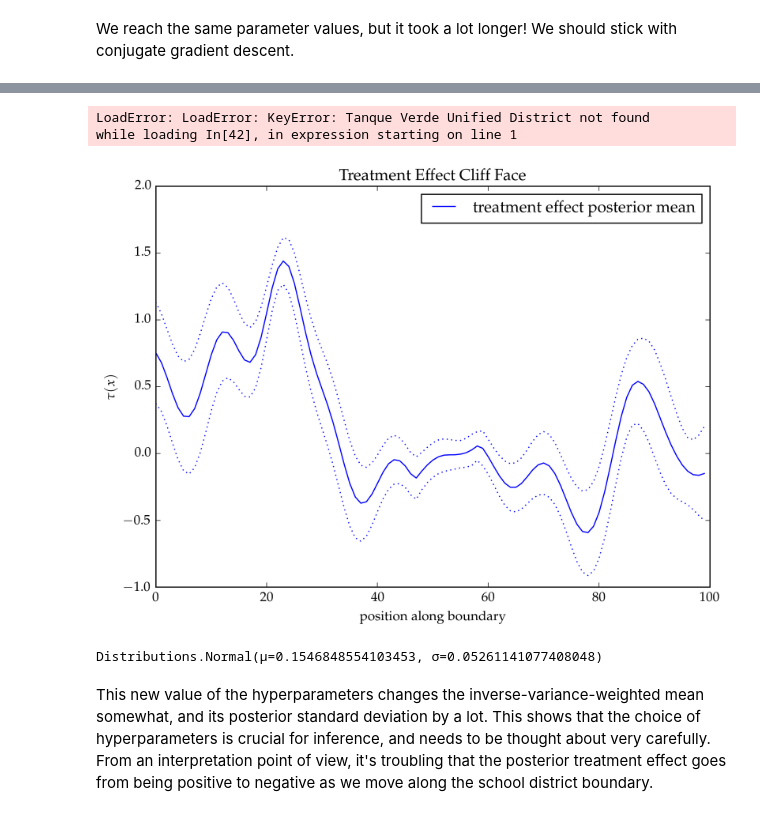
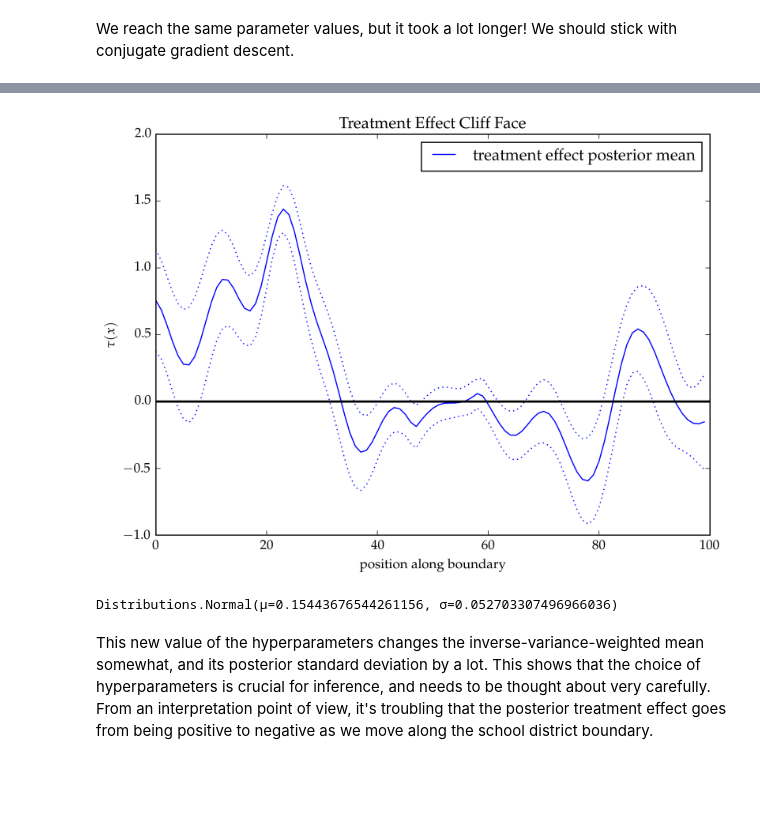
Before and after one commit to gwb/rdd-coverage, a Jupyter notebook: Maxime/Tucson_analysis.ipynb, the cells around one changed output, grey strips where cells are left out. Cells and saved outputs as stored; diff of their text form; code cells hidden in the pictures; blank space fills up the shorter version.

```diff
--- a/Maxime/Tucson_analysis.ipynb
+++ b/Maxime/Tucson_analysis.ipynb
@@ -407,7 +454,7 @@ A function for optimising the GP hyperparameters based on type II maximum likeli
 * `kern::Bool`: Kernel function hyperparameters should be optimized
 * `kwargs`: Keyword arguments for the optimize function from the Optim package
 """ ->
-function optimize!(mgp::MultiGP; noise::Bool=true, mean::Bool=true, kern::Bool=true, method=ConjugateGradient(), kwargs...)
+function GaussianProcesses.optimize!(mgp::MultiGP; noise::Bool=true, mean::Bool=true, kern::Bool=true, method=ConjugateGradient(), kwargs...)
     function mll(hyp::Vector{Float64})
         mLL = 0.0
         println("mll setting parameters: ", hyp)
@@ -588,11 +617,11 @@ k.σ2, √(k.ℓ2)
 # %%
 for distr in schdistrs
+    if !haskey(GP_dict, distr)
+        continue
+    end
     GaussianProcesses.set_params!(GP_dict[distr], GaussianProcesses.get_params(gp))
     GaussianProcesses.update_mll_and_dmll!(GP_dict[distr])
 end
-# %% [output]
-LoadError: LoadError: KeyError: Tanque Verde Unified District not found
-while loading In[42], in expression starting on line 1
 # %%
 pred_1 = GaussianProcesses.predict(GP_dict[distr1], X◫; full_cov=true)
 pred_2 = GaussianProcesses.predict(GP_dict[distr2], X◫; full_cov=true)
@@ -604,25 +633,25 @@ pred_2 = GaussianProcesses.predict(GP_dict[distr2], X◫; full_cov=true)
 # %%
 PyPlot.plt[:interactive](true)
 plt.title("Treatment Effect Cliff Face")
 PyPlot.plt[:interactive](false)
 plt.plot(μposterior, color="blue", label="treatment effect posterior mean")
 plt.plot(μposterior.+√diag(Σposterior), color="blue", linestyle=":")
 plt.plot(μposterior.-√diag(Σposterior), color="blue", linestyle=":")
-# plt.axhline(y=0, color="black")
+plt.axhline(y=0, color="black", linewidth=2)
 # plt.axhline(y=2, color="darkmagenta", label="truth")
 plt.ylabel(L"\tau(x)")
 plt.xlabel("position along boundary")
 plt.legend()
 PyPlot.plt[:interactive](true)
 ;
 # %% [output]
-[figure, old version]
+[figure, new version]
 # %%
 denom_weighted = dot(ones(n◫),(Σposterior \ ones(n◫)))
 τhat_weighted = sum(Σposterior\μposterior) / denom_weighted
 Vτhat_weighted = 1/denom_weighted
 Normal(τhat_weighted, √Vτhat_weighted)
 # %% [output]
-Distributions.Normal(μ=0.1546848554103453, σ=0.05261141077408048)
+Distributions.Normal(μ=0.15443676544261156, σ=0.052703307496966036)
 # %% [markdown]
 This new value of the hyperparameters changes the inverse-variance-weighted mean somewhat, and its posterior standard deviation by a lot. This shows that the choice of hyperparameters is crucial for inference, and needs to be thought about very carefully. From an interpretation point of view, it's troubling that the posterior treatment effect goes from being positive to negative as we move along the school district boundary.
```
Also changed, not shown: parts of 18 cells of this notebook, 3 other files.
